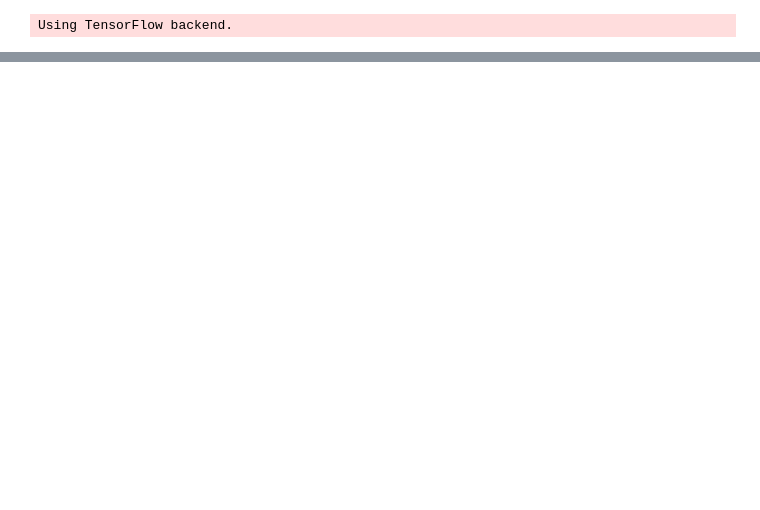
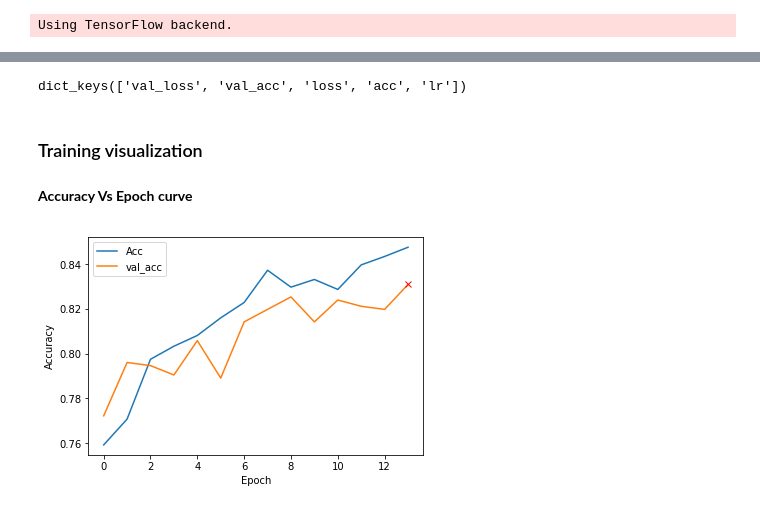
Before and after one commit to KarryHarsh/blindness-detection-capstone-project, a Jupyter notebook: Blindness-detection.ipynb, the cells around one changed output, grey strips where cells are left out. Cells and saved outputs as stored; diff of their text form; code cells hidden in the pictures; blank space fills up the shorter version.

```diff
--- a/Blindness-detection.ipynb
+++ b/Blindness-detection.ipynb
@@ -63,0 +380,9 @@ AttributeError: 'NoneType' object has no attribute 'shape'
+# %%
+history = model_resnet.fit_generator(generator=train_generator15,
+                                     steps_per_epoch=NUB_TRAIN_STEPS15,
+                                     validation_data=valid_generator15,
+                                     validation_steps=NUB_VALID_STEPS15,
+                                     epochs=NUM_EPOCHS15,
+                                                                 shuffle=True,
+                                     callbacks=callbacks_list,
+                                     verbose=1)
@@ -63,0 +402,8 @@ AttributeError: 'NoneType' object has no attribute 'shape'
+# %%
+model_resnet.load_weights(SAVED_MODEL_NAME)  # Load the best weight which perform well on the data.
+# %%
+# Defining Traning and validating batch size for image processing of 2019 Dataset.
+NUB_TRAIN_STEPS19 = train_generator19.n // train_generator19.batch_size
+NUB_VALID_STEPS19 = valid_generator19.n // valid_generator19.batch_size
+
+NUB_TRAIN_STEPS19, NUB_VALID_STEPS19
@@ -63,0 +416,9 @@ AttributeError: 'NoneType' object has no attribute 'shape'
+# %%
+history = model_resnet.fit_generator(generator=train_generator19,
+                                     steps_per_epoch=NUB_TRAIN_STEPS19,
+                                     validation_data=valid_generator19,
+                                     validation_steps=NUB_VALID_STEPS19,
+                                     epochs=NUM_EPOCHS19,
+                                                                 shuffle=True,
+                                     callbacks=callbacks_list,
+                                     verbose=1)
@@ -63,0 +443,22 @@ AttributeError: 'NoneType' object has no attribute 'shape'
+# %%
+history.history.keys()  # Access Model Training History
+# %% [output]
+dict_keys(['val_loss', 'val_acc', 'loss', 'acc', 'lr'])
+# %% [markdown]
+### Training visualization
+# %% [markdown]
+**Accuracy Vs Epoch curve**
+# %%
+accu = history.history['acc']
+val_acc = history.history['val_acc']
+
+plt.plot(accu, label="Accuracy")
+plt.plot(val_acc)
+plt.xlabel("Epoch")
+plt.ylabel("Accuracy")
+plt.legend(['Acc', 'val_acc'])
+plt.plot(np.argmax(history.history["val_acc"]), np.max(history.history["val_acc"]), marker="x", color="r",
+         label="best model")
+plt.show()
+# %% [output]
+[figure, added]
```
Also changed, not shown: parts of 60 cells of this notebook, 12 other files.
